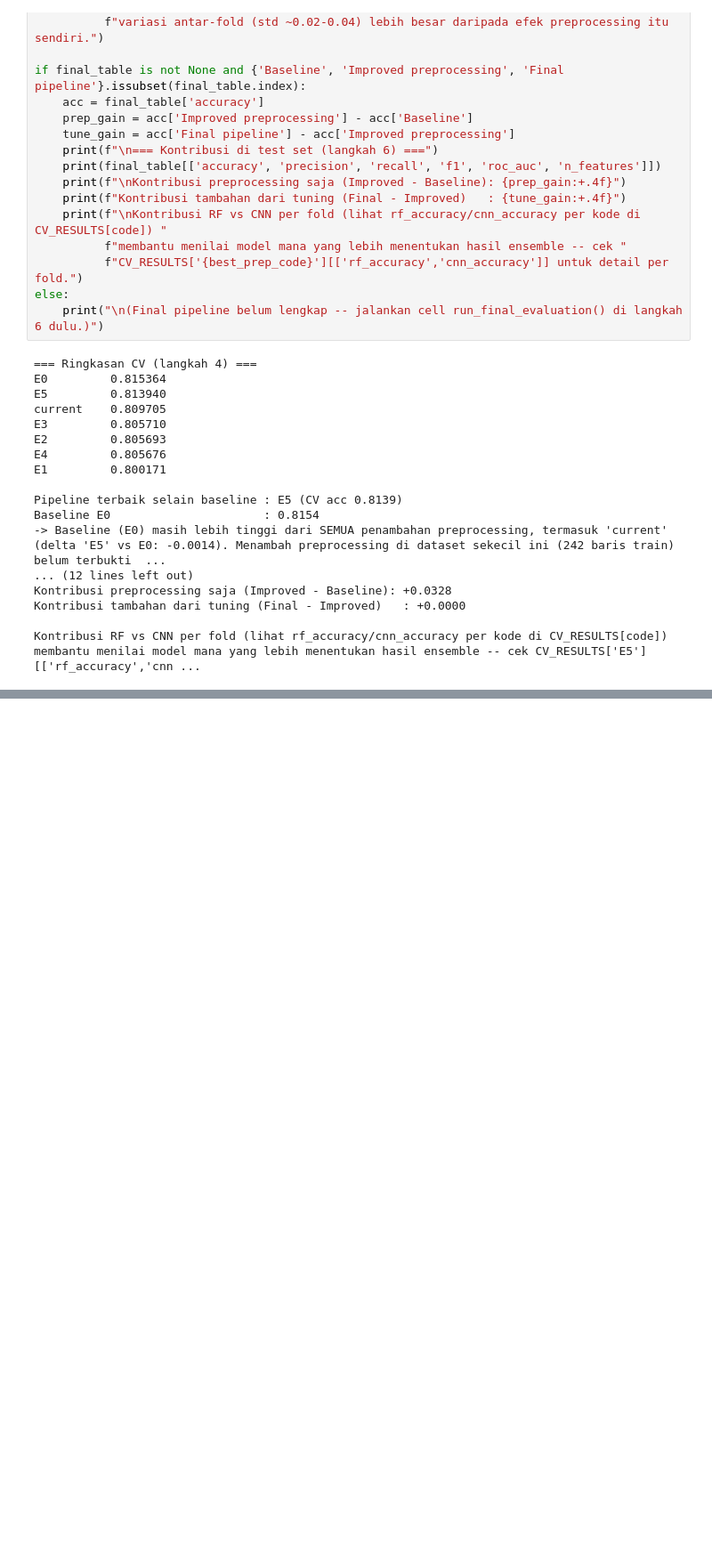
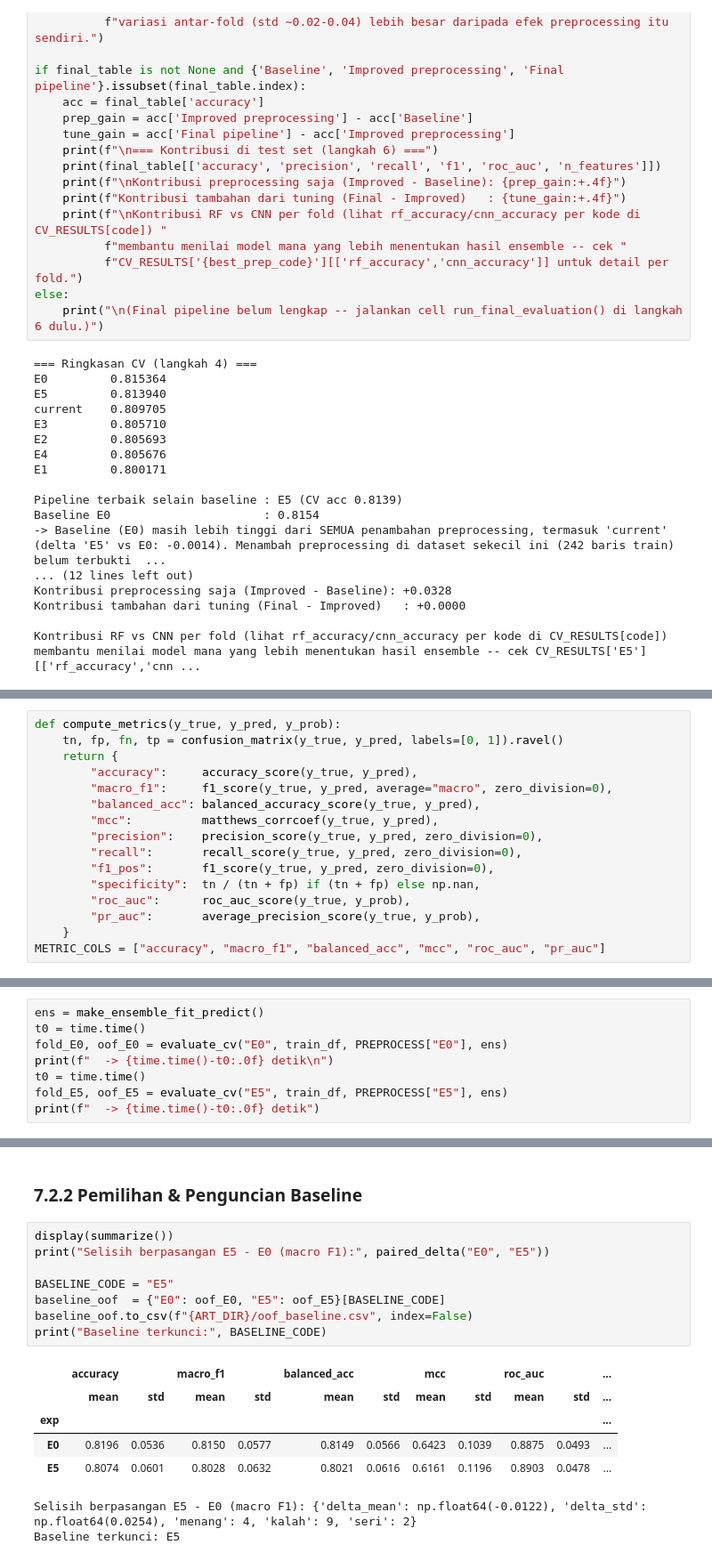
Before and after one commit to marcoyap41/heart-disease-prediction, a Jupyter notebook: main.ipynb, the cells around one changed output, grey strips where cells are left out. Shown at 89% size. Cells and saved outputs as stored; diff of their text form; blank space fills up the shorter version.

```diff
--- a/main.ipynb
+++ b/main.ipynb
@@ -1864,0 +2140,16 @@ Kontribusi RF vs CNN per fold (lihat rf_accuracy/cnn_accuracy per kode di CV_RES
+# %%
+def compute_metrics(y_true, y_pred, y_prob):
+    tn, fp, fn, tp = confusion_matrix(y_true, y_pred, labels=[0, 1]).ravel()
+    return {
+        "accuracy":     accuracy_score(y_true, y_pred),
+        "macro_f1":     f1_score(y_true, y_pred, average="macro", zero_division=0),
+        "balanced_acc": balanced_accuracy_score(y_true, y_pred),
+        "mcc":          matthews_corrcoef(y_true, y_pred),
+        "precision":    precision_score(y_true, y_pred, zero_division=0),
+        "recall":       recall_score(y_true, y_pred, zero_division=0),
+        "f1_pos":       f1_score(y_true, y_pred, zero_division=0),
+        "specificity":  tn / (tn + fp) if (tn + fp) else np.nan,
+        "roc_auc":      roc_auc_score(y_true, y_prob),
+        "pr_auc":       average_precision_score(y_true, y_prob),
+    }
+METRIC_COLS = ["accuracy", "macro_f1", "balanced_acc", "mcc", "roc_auc", "pr_auc"]
@@ -1864,0 +2261,8 @@ Kontribusi RF vs CNN per fold (lihat rf_accuracy/cnn_accuracy per kode di CV_RES
+# %%
+ens = make_ensemble_fit_predict()
+t0 = time.time()
+fold_E0, oof_E0 = evaluate_cv("E0", train_df, PREPROCESS["E0"], ens)
+print(f"  -> {time.time()-t0:.0f} detik\n")
+t0 = time.time()
+fold_E5, oof_E5 = evaluate_cv("E5", train_df, PREPROCESS["E5"], ens)
+print(f"  -> {time.time()-t0:.0f} detik")
@@ -1864,0 +2316,18 @@ Kontribusi RF vs CNN per fold (lihat rf_accuracy/cnn_accuracy per kode di CV_RES
+# %% [markdown]
+### 7.2.2 Pemilihan & Penguncian Baseline
+# %%
+display(summarize())
+print("Selisih berpasangan E5 - E0 (macro F1):", paired_delta("E0", "E5"))
+
+BASELINE_CODE = "E5"
+baseline_oof  = {"E0": oof_E0, "E5": oof_E5}[BASELINE_CODE]
+baseline_oof.to_csv(f"{ART_DIR}/oof_baseline.csv", index=False)
+print("Baseline terkunci:", BASELINE_CODE)
+# %% [output]
+|  | accuracy |  | macro_f1 |  | balanced_acc |  | mcc |  | roc_auc |  | ... |
+|  | mean | std | mean | std | mean | std | mean | std | mean | std | ... |
+| exp |  |  |  |  |  |  |  |  |  |  | ... |
+| E0 | 0.8196 | 0.0536 | 0.8150 | 0.0577 | 0.8149 | 0.0566 | 0.6423 | 0.1039 | 0.8875 | 0.0493 | ... |
+| E5 | 0.8074 | 0.0601 | 0.8028 | 0.0632 | 0.8021 | 0.0616 | 0.6161 | 0.1196 | 0.8903 | 0.0478 | ... |
+Selisih berpasangan E5 - E0 (macro F1): {'delta_mean': np.float64(-0.0122), 'delta_std': np.float64(0.0254), 'menang': 4, 'kalah': 9, 'seri': 2}
+Baseline terkunci: E5
```
Also changed, not shown: parts of 56 cells of this notebook, 6 other files.
